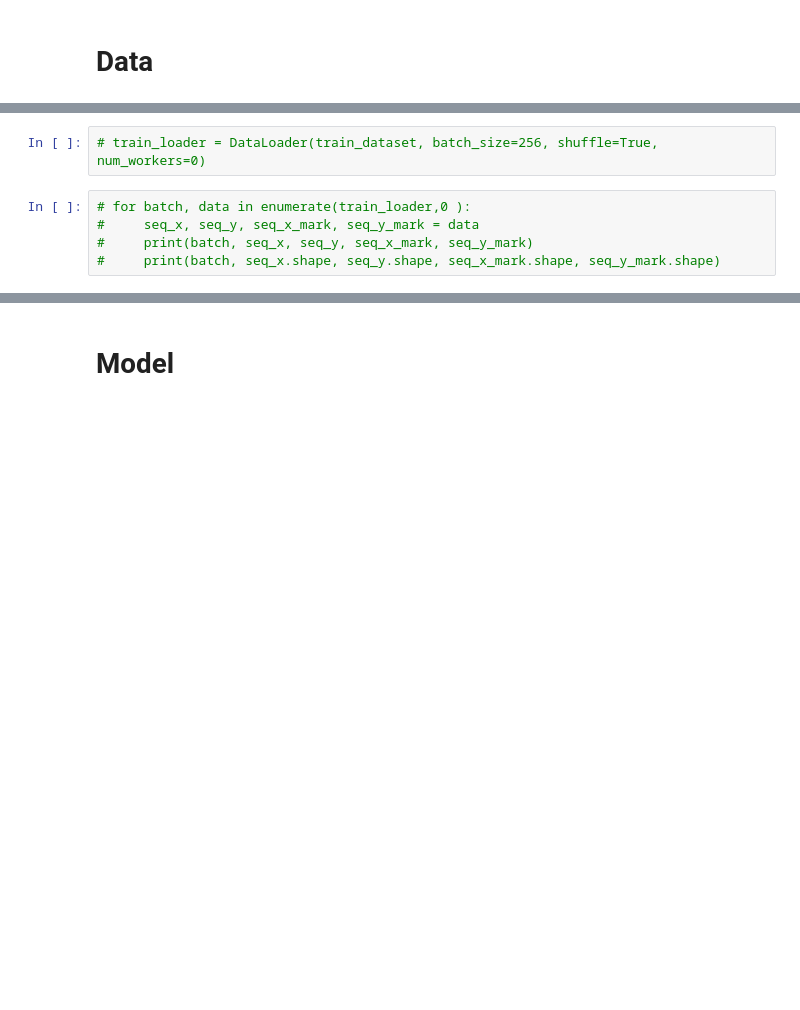
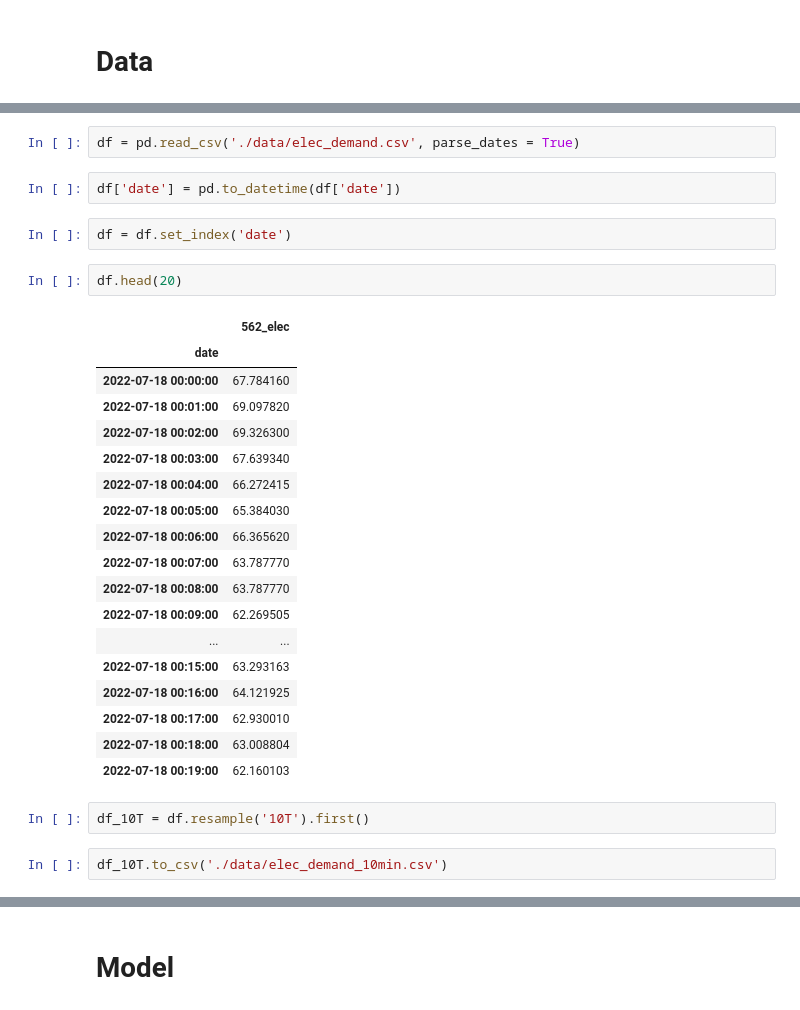
Before and after one commit to GwangwooHan/study, a Jupyter notebook: informer_iitp/221210 iitp_informer.ipynb, the cells around one changed output, grey strips where cells are left out. Saved outputs shown, nothing was run; the diff lists cells and outputs as text; blank space fills up the shorter version.

```diff
--- a/informer_iitp/221210 iitp_informer.ipynb
+++ b/informer_iitp/221210 iitp_informer.ipynb
@@ -157,7 +47,31 @@ a = train_set.scaler
-# %%
-# train_loader = DataLoader(train_dataset, batch_size=256, shuffle=True, num_workers=0)
-# %%
-# for batch, data in enumerate(train_loader,0 ):
-#     seq_x, seq_y, seq_x_mark, seq_y_mark = data
-#     print(batch, seq_x, seq_y, seq_x_mark, seq_y_mark)
-#     print(batch, seq_x.shape, seq_y.shape, seq_x_mark.shape, seq_y_mark.shape)
+# %%
+df = pd.read_csv('./data/elec_demand.csv', parse_dates = True)
+# %%
+df['date'] = pd.to_datetime(df['date'])
+# %%
+df = df.set_index('date')
+# %%
+df.head(20)
+# %% [output]
+|  | 562_elec |
+| date |  |
+| 2022-07-18 00:00:00 | 67.784160 |
+| 2022-07-18 00:01:00 | 69.097820 |
+| 2022-07-18 00:02:00 | 69.326300 |
+| 2022-07-18 00:03:00 | 67.639340 |
+| 2022-07-18 00:04:00 | 66.272415 |
+| 2022-07-18 00:05:00 | 65.384030 |
+| 2022-07-18 00:06:00 | 66.365620 |
+| 2022-07-18 00:07:00 | 63.787770 |
+| 2022-07-18 00:08:00 | 63.787770 |
+| 2022-07-18 00:09:00 | 62.269505 |
+| ... | ... |
+| 2022-07-18 00:15:00 | 63.293163 |
+| 2022-07-18 00:16:00 | 64.121925 |
+| 2022-07-18 00:17:00 | 62.930010 |
+| 2022-07-18 00:18:00 | 63.008804 |
+| 2022-07-18 00:19:00 | 62.160103 |
+# %%
+df_10T = df.resample('10T').first()
+# %%
+df_10T.to_csv('./data/elec_demand_10min.csv')
```
Also changed, not shown: parts of 17 cells of this notebook, 5 other files.
